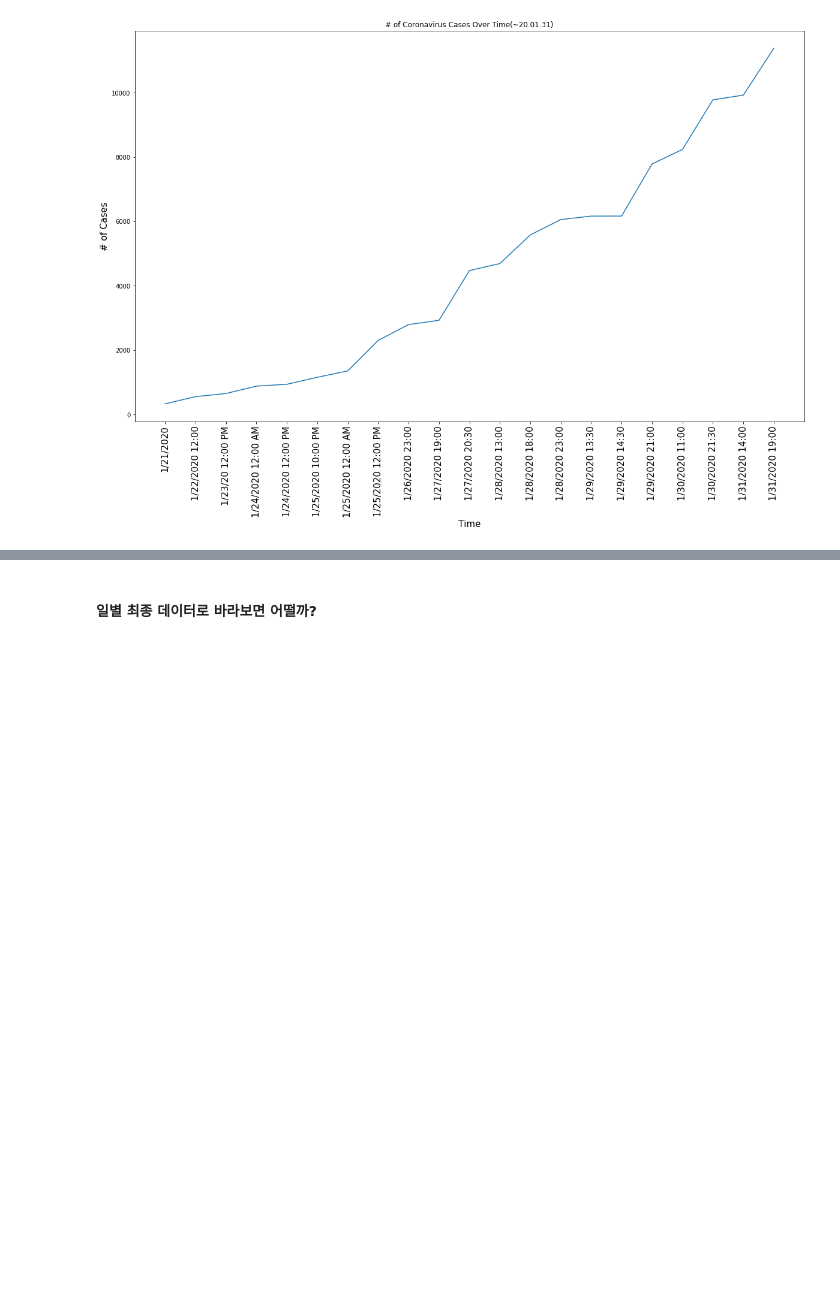
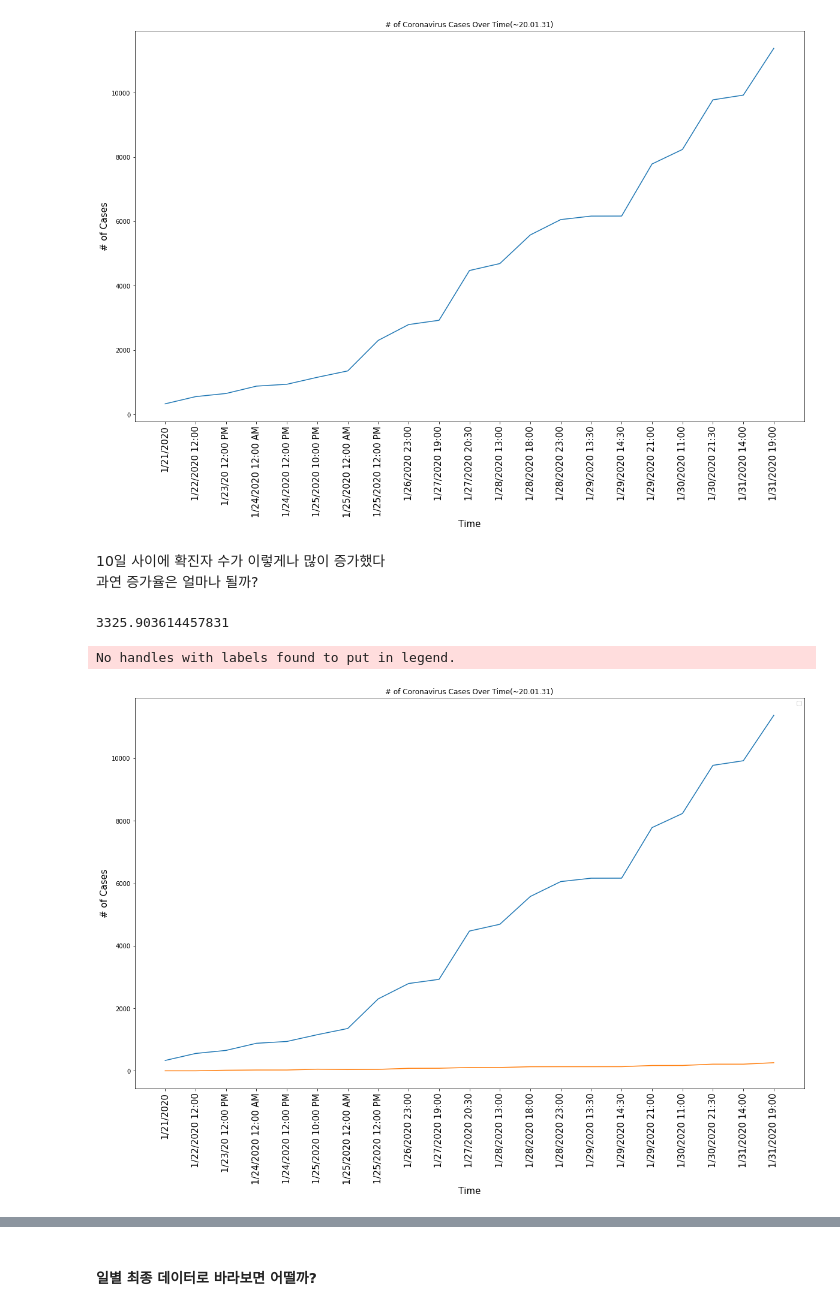
Before and after one commit to Steve-YJ/Dive-Deep-into-Wuhan-Corona, a Jupyter notebook: 02.Kaggle-coronavirus-visualization-~01.31.ipynb, the cells around one changed output, grey strips where cells are left out. Saved outputs shown, nothing was run; the diff lists cells and outputs as text; code cells hidden in the pictures; blank space fills up the shorter version.

```diff
--- a/02.Kaggle-coronavirus-visualization-~01.31.ipynb
+++ b/02.Kaggle-coronavirus-visualization-~01.31.ipynb
@@ -125,10 +125,13 @@ len(unique_dates)
 21
 # %%
 world_confirmed_cases = []
+world_death = []
 
 for date in unique_dates:
     # print(date)
     world_confirmed_cases.append(data[data['Last Update'] == date].Confirmed.sum())
+    world_death.append(data[data['Last Update'] == date].Death.sum())
 
-world_confirmed_cases
+print(world_confirmed_cases)
+print(world_death)
 # %% [output]
@@ -159,3 +147,24 @@ plt.xticks(rotation=90, size = 15)
 plt.show()
 # %% [output]
 [figure]
+# %% [markdown]
+10일 사이에 확진자 수가 이렇게나 많이 증가했다<br/>
+과연 증가율은 얼마나 될까?
+# %%
+(11374-332)/332 * 100
+# %% [output]
+3325.903614457831
+# %%
+plt.figure(figsize=(20, 12))
+plt.plot(unique_dates, world_confirmed_cases)
+plt.plot(unique_dates, world_death)
+plt.title("# of Coronavirus Cases Over Time(~20.01.31)")
+plt.xlabel("Time", size = 15)
+plt.ylabel("# of Cases", size = 15)
+plt.xticks(rotation=90, size = 15)
+# plt.legend('world_confireed_cases', 'world_death')
+plt.legend()
+plt.show()
+# %% [output]
+No handles with labels found to put in legend.
+[figure, added]
```
Also changed, not shown: parts of 3 cells of this notebook, 1 other file.
